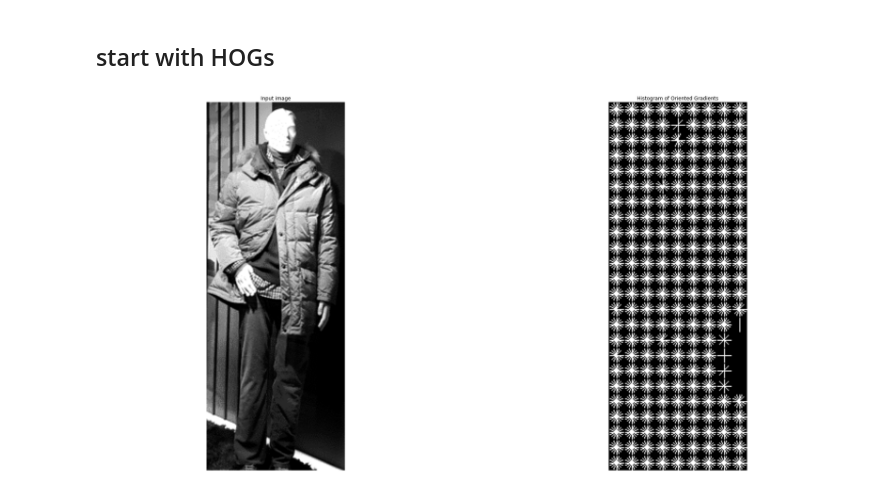
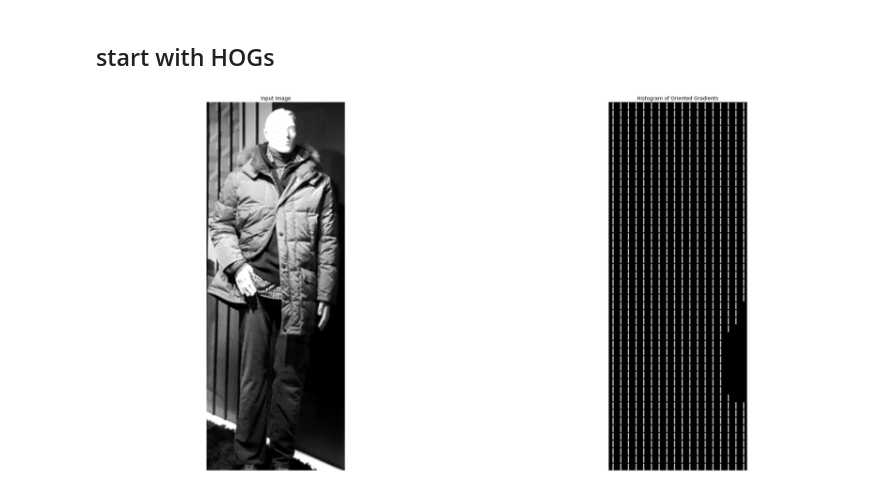
Before and after one commit to justayak/computer_vision_ws2015, a Jupyter notebook: u05/HOGs.ipynb, the cells around one changed output. Cells and saved outputs as stored; diff of their text form; code cells hidden in the pictures.

```diff
--- a/u05/HOGs.ipynb
+++ b/u05/HOGs.ipynb
@@ -75,33 +75,33 @@ plt.imshow(Sob, cmap=plt.get_cmap('gray'))
 from skimage.feature import hog
 from skimage import data, color, exposure
 
 image = gray_person.copy()
 
 fd, hog_image = hog(
     image,
-    orientations=8,
-    pixels_per_cell=(16, 16),
+    orientations=1,
+    pixels_per_cell=(8, 8),
     cells_per_block=(8, 8), visualise=True)
 
 fig, (ax1, ax2) = plt.subplots(
     1,
     2,
     figsize=(32, 16),
     sharex=True,
     sharey=True)
 
 ax1.axis('off')
 ax1.imshow(image, cmap=plt.cm.gray)
 ax1.set_title('Input image')
 ax1.set_adjustable('box-forced')
 
 # Rescale histogram for better display
 hog_image_rescaled = exposure.rescale_intensity(hog_image, in_range=(0, 0.02))
 
 ax2.axis('off')
 ax2.imshow(hog_image_rescaled, cmap=plt.cm.gray)
 ax2.set_title('Histogram of Oriented Gradients')
 ax1.set_adjustable('box-forced')
 plt.show()
 # %% [output]
-[figure, old version]
+[figure, new version]
```
